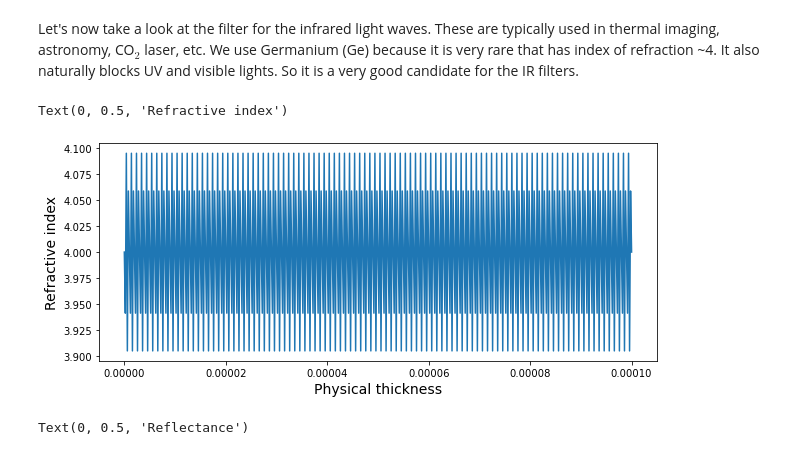
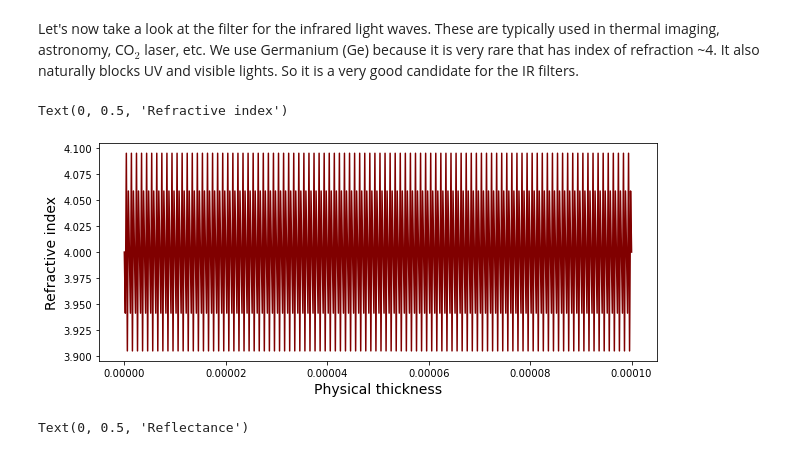
Before and after one commit to ubsuny/rugate-filters-final20, a Jupyter notebook: Rugate_filter.ipynb, the cells around one changed output. Cells and saved outputs as stored; diff of their text form; code cells hidden in the pictures.

```diff
--- a/Rugate_filter.ipynb
+++ b/Rugate_filter.ipynb
@@ -110,12 +110,12 @@ x = np.linspace(0,1e-4,501)
 n_xir = n_a + sinewave(n_a, n_p, Pir, phi, x)
 # %%
 fig,ax = plt.subplots(1,1,figsize=(10, 4))
-ax.plot(x ,n_xir)
+ax.plot(x ,n_xir, c='maroon')
 plt.xlabel("Physical thickness", fontsize=14)
 plt.ylabel("Refractive index", fontsize=14)
 # %% [output]
 Text(0, 0.5, 'Refractive index')
-[figure, old version]
+[figure, new version]
 # %%
 l = np.linspace(3e-6,5e-6,401)
 rir = np.zeros_like(l)
```
Also changed, not shown: parts of 1 cell of this notebook.
